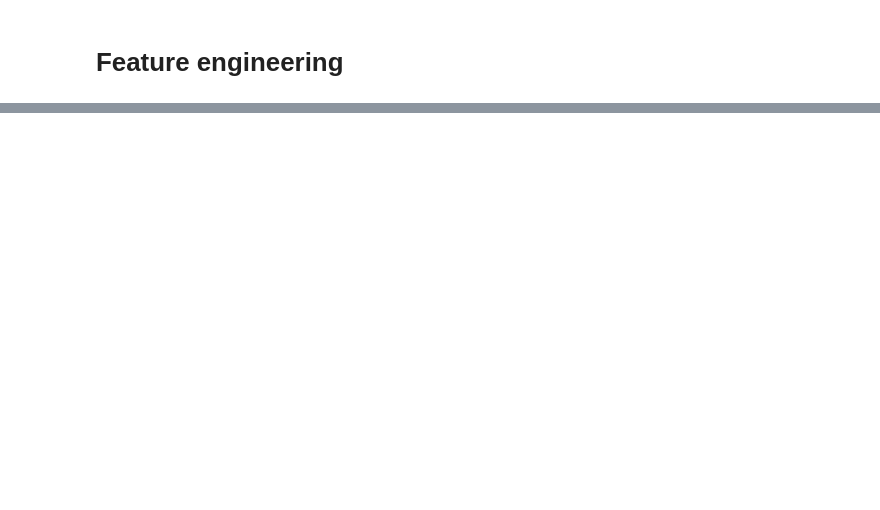
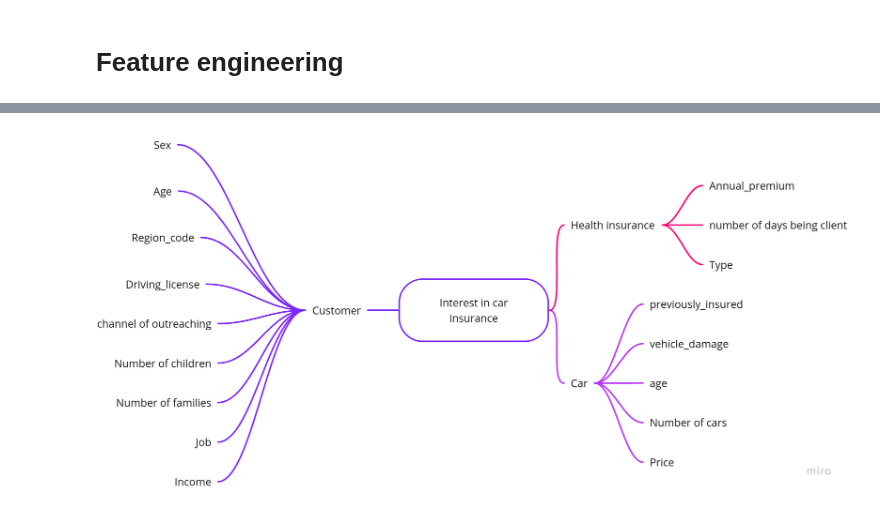
Before and after one commit to danillobarroscordeiro/insurance_cross-sell, a Jupyter notebook: notebooks/insurance_all_cross-sell.ipynb, the cells around one changed output, grey strips where cells are left out. Cells and saved outputs as stored; diff of their text form; code cells hidden in the pictures; blank space fills up the shorter version.

```diff
--- a/notebooks/insurance_all_cross-sell.ipynb
+++ b/notebooks/insurance_all_cross-sell.ipynb
@@ -156,0 +158,4 @@ sns.countplot(x='vehicle_damage', hue=('response'), data=df1);
+# %%
+Image('Mind_Map.jpg')
+# %% [output]
+[figure, added]
```
Also changed, not shown: parts of 4 cells of this notebook, 1 other file.
